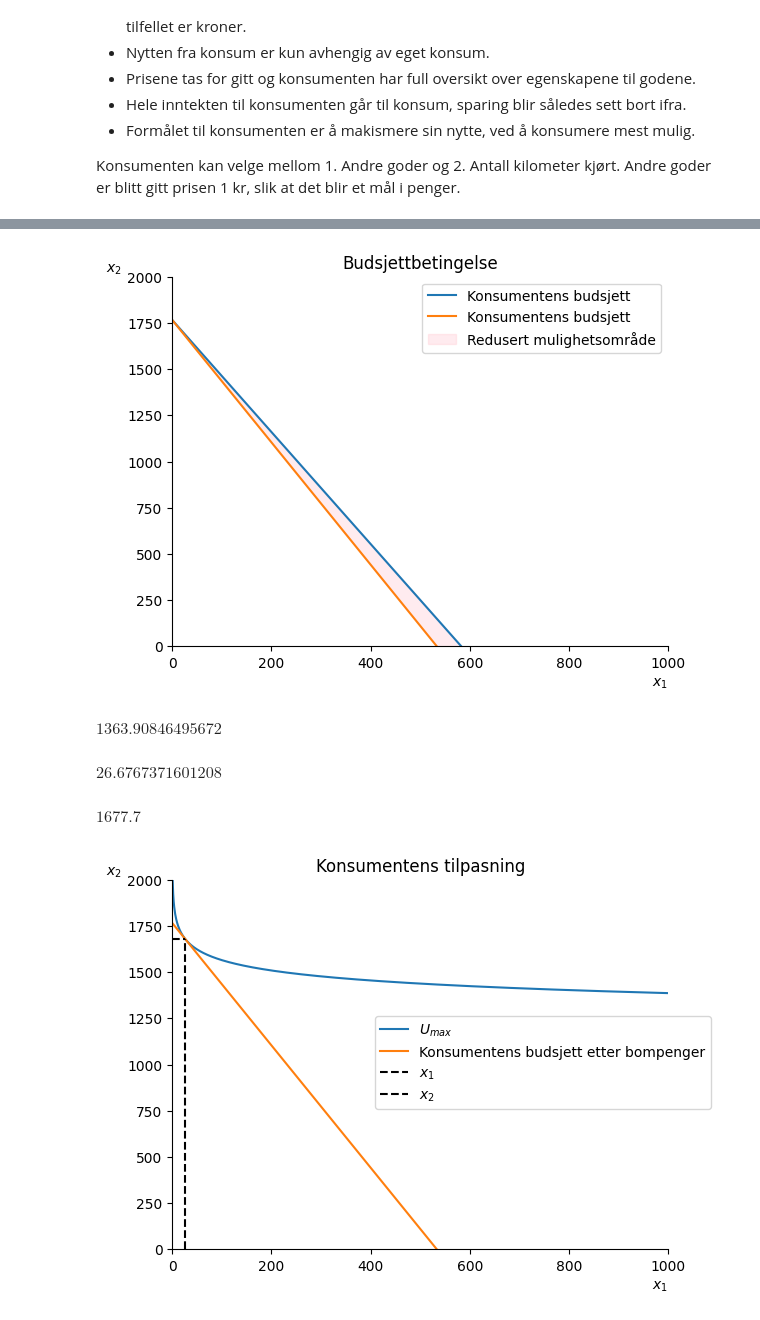
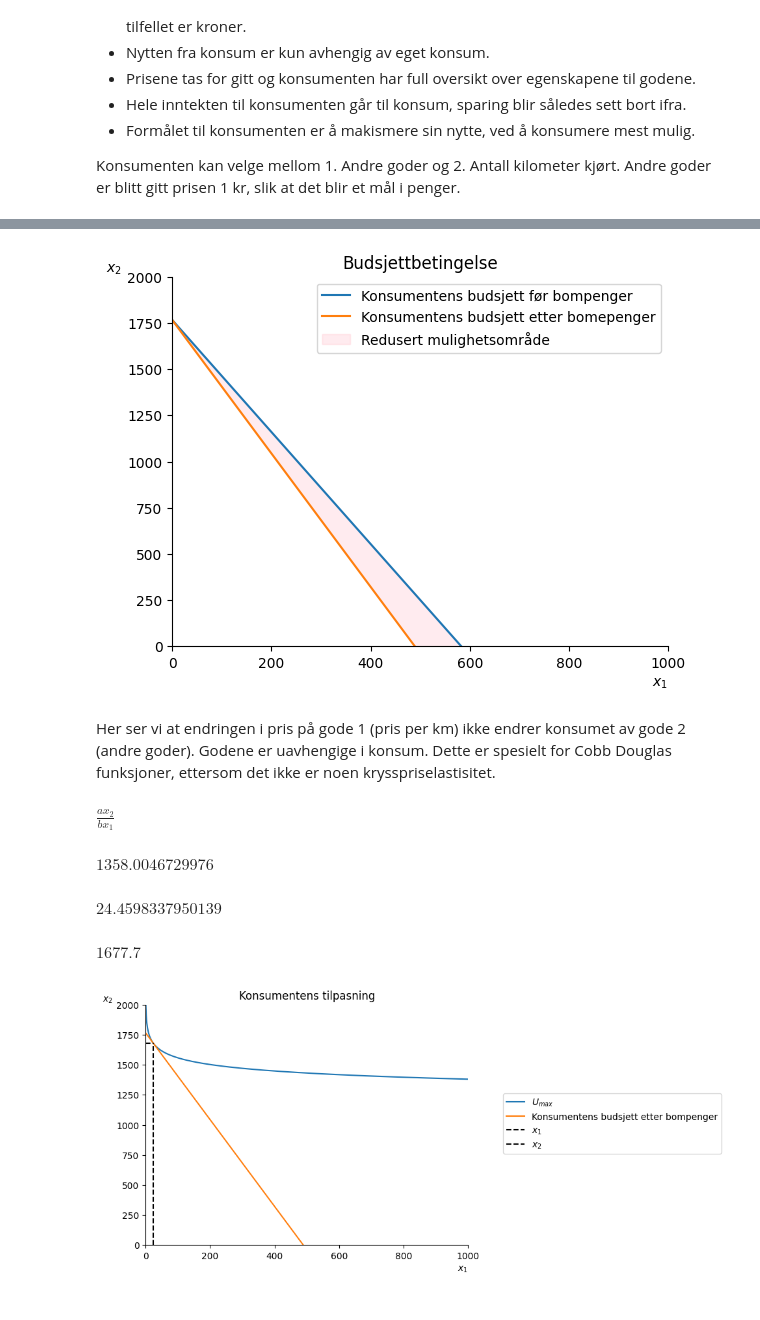
Before and after one commit to loopdiggaz/SOK-1006, a Jupyter notebook: Mappe2/mappeoppgave2_61.ipynb, the cells around one changed output, grey strips where cells are left out. Saved outputs shown, nothing was run; the diff lists cells and outputs as text; code cells hidden in the pictures.

```diff
--- a/Mappe2/mappeoppgave2_61.ipynb
+++ b/Mappe2/mappeoppgave2_61.ipynb
@@ -265,15 +255,17 @@ def create_ax():
 
 fig, ax = create_ax()
 
-ax.plot(x, budsjett(1766, 3.03, 1, x), label = 'Konsumentens budsjett')
-ax.plot(x, budsjett(1766, 3.31, 1, x), label = 'Konsumentens budsjett')
+ax.plot(x, budsjett(1766, 3.03, 1, x), label = 'Konsumentens budsjett før bompenger')
+ax.plot(x, budsjett(1766, 3.61, 1, x), label = 'Konsumentens budsjett etter bomepenger')
 
-ax.fill_between(x, budsjett(1766, 3.03, 1, x), budsjett(1766, 3.31, 1, x), color = "pink",alpha = 0.3,label='Redusert mulighetsområde')
+ax.fill_between(x, budsjett(1766, 3.03, 1, x), budsjett(1766, 3.61, 1, x), color = "pink",alpha = 0.3,label='Redusert mulighetsområde')
 
 ax.set_title('Budsjettbetingelse')
 ax.legend(loc = 'best');
 # %% [output]
-[figure, old version]
+[figure, new version]
+# %% [markdown]
+Her ser vi at endringen i pris på gode 1 (pris per km) ikke endrer konsumet av gode 2 (andre goder). Godene er uavhengige i konsum. Dette er spesielt for Cobb Douglas funksjoner, ettersom det ikke er noen krysspriselastisitet.
 # %%
 # symboler
 
@@ -299,6 +291,7 @@ bud=p_1*x_1+p_2*x_2
 # Beregne MSB
 
 msb = sp.diff(U, x_1)/sp.diff(U,x_2)
+display(msb)
 
 # Løs likning (14)
 
@@ -322,7 +315,7 @@ U_max=U.subs([(x_1,x_1_eq),(x_2,x_2_eq)])
 # Vi kan bruke tall i et oppslag for å regne numeriske verdier
 # her er et eksempel
 # la oss lage noen tall i et oppslag
-in_dict = {"a":0,"b":1,"m":1766,"p_1":3.31,"p_2":1}
+in_dict = {"a":0.05,"b":0.95,"m":1766,"p_1":3.61,"p_2":1}
 
 # Vi bruker disse tallene til å finne nytten som oppnås samt etterspørsel
 
@@ -338,38 +331,45 @@ x_2_num=sp.sympify(x_2_eq).evalf(subs={a:in_dict['a'], b:in_dict['b'], m:in_dict
 
 # finn verdien for U_max, x_1_eq og x_2_eq
 
-nytte = U_max.subs([(a,0.05),(b,0.95),(m,1766),(p_1,3.31),(p_2,1)])
-x_1_num = x_1_eq.subs([(a,0.05),(b,0.95),(m,1766),(p_1,3.31),(p_2,1)])
-x_2_num = x_2_eq.subs([(a,0.05),(b,0.95),(m,1766),(p_1,3.31),(p_2,1)])
+nytte = U_max.subs([(a,0.05),(b,0.95),(m,1766),(p_1,3.61),(p_2,1)])
+x_1_num = x_1_eq.subs([(a,0.05),(b,0.95),(m,1766),(p_1,3.61),(p_2,1)])
+x_2_num = x_2_eq.subs([(a,0.05),(b,0.95),(m,1766),(p_1,3.61),(p_2,1)])
 
 display(nytte)
 display(x_1_num)
 display(x_2_num)
 # %% [output]
-$\displaystyle 1363.90846495672$
+$\displaystyle \frac{a x_{2}}{b x_{1}}$
-$\displaystyle 26.6767371601208$
+$\displaystyle 1358.0046729976$
-$\displaystyle 1677.7$
+$\displaystyle 24.4598337950139$
+$\displaystyle 1677.7$
 # %%
 # nå kan vi plotte
 
-fig, ax=create_ax()
+fig, ax = plt.subplots()
+ax.set_ylabel('$x_2$', loc='top', rotation=0)
+ax.set_xlabel('$x_1$', loc='right')
+ax.set_xlim(0,1000)
+ax.set_ylim(0,2000)
+ax.spines['top'].set_color('none')
+ax.spines['right'].set_color('none')
 
 # plott funksjonene
 
 ax.plot(x, indiff_x_2(nytte,.05,0.95,x), label='$U_{max}$')
-ax.plot(x, budsjett(1766, 3.31, 1, x), label = 'Konsumentens budsjett etter bompenger')
+ax.plot(x, budsjett(1766, 3.61, 1, x), label = 'Konsumentens budsjett etter bompenger')
 
 #ax.plot(x, indiff_x_2(nytte,.05,.95,x), label='$U_{max}$')
 #ax.plot(x, budsjett(1766, 3.02, 1, x), label = 'Konsumentens budsjett før bompenger')
 
 # tegn inn tilpasningen
 
 ax.vlines(x_1_num,0,x_2_num, color='black',ls='dashed', label='$x_1$')
 ax.hlines(x_2_num,0,x_1_num, color='black',ls='dashed', label='$x_2$')
 # tittel
 ax.set_title('Konsumentens tilpasning')
 
 #vis navnene:
-ax.legend(bbox_to_anchor=(1.1,0.65));
+ax.legend(bbox_to_anchor=(1.8,0.65));
 # %% [output]
-[figure, old version]
+[figure, new version]
```
Also changed, not shown: parts of 7 cells of this notebook, 1 other file.
